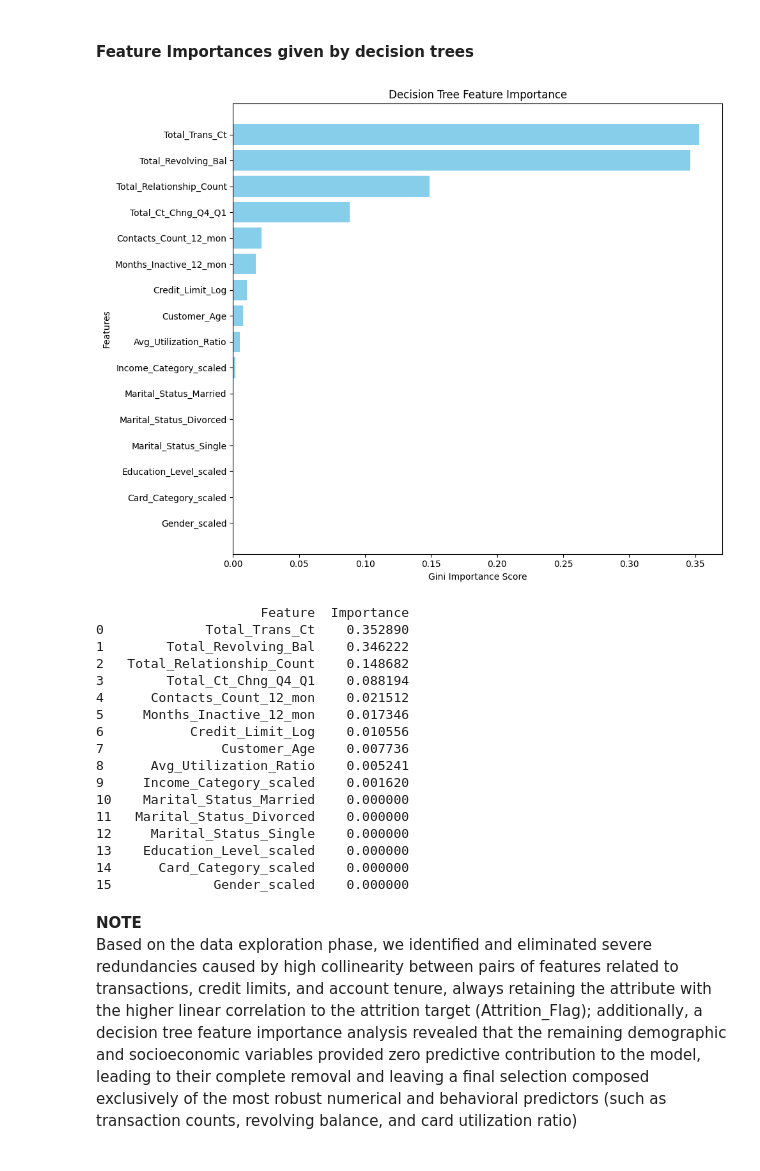
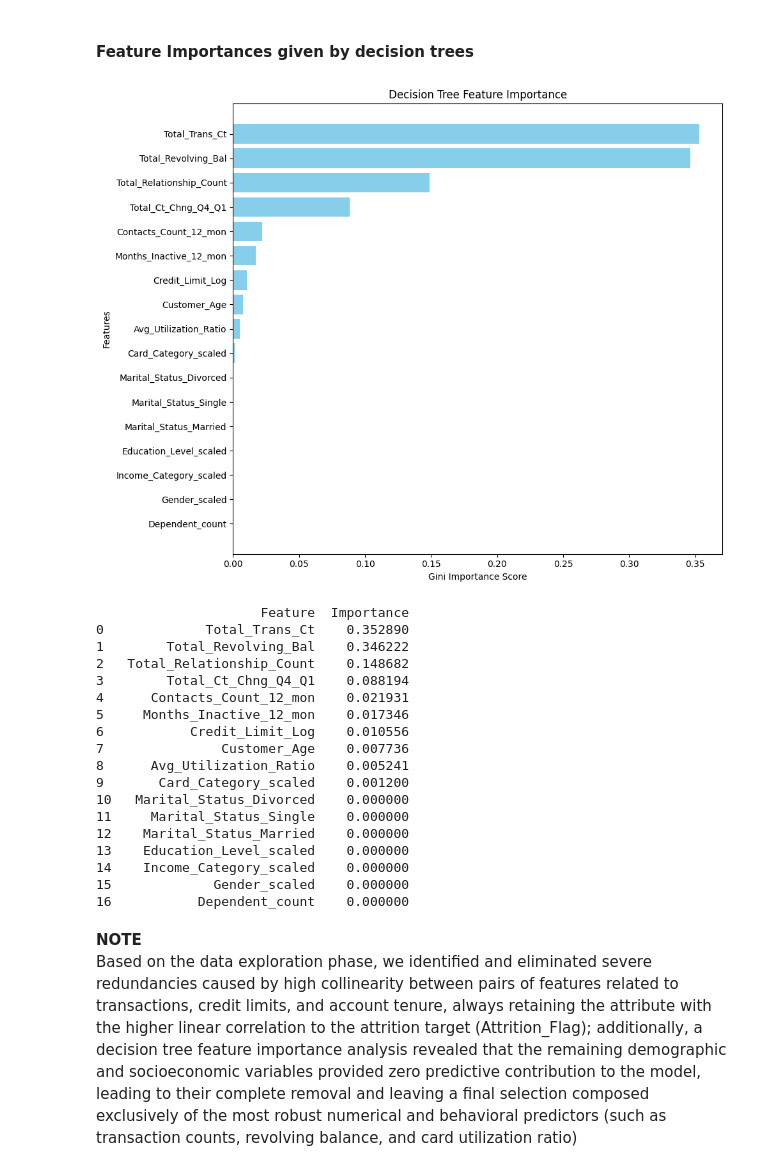
Before and after one commit to tiagocrz/Data-Analytics-Final-Project, a Jupyter notebook: FE-and-ML.ipynb, the cells around one changed output. Drawn from its saved outputs; the diff is of its cells as text; code cells hidden in the pictures.

```diff
--- a/FE-and-ML.ipynb
+++ b/FE-and-ML.ipynb
@@ -51,57 +51,59 @@ specified_features = [
     "Income_Category_scaled",
     "Card_Category_scaled",
     "Gender_scaled",
+    "Dependent_count"
 ]
 
 X = data[specified_features]
 y = data["Attrition_Flag"]
 
 dt_model = DecisionTreeClassifier(random_state=42, max_depth=5)
 dt_model.fit(X, y)
 
 importances = dt_model.feature_importances_
 
 feature_importance_df = pd.DataFrame(
     {"Feature": X.columns, "Importance": importances}
 )
 
 feature_importance_df = feature_importance_df.sort_values(
     by="Importance", ascending=False
 ).reset_index(drop=True)
 
 plt.figure(figsize=(10, 8))
 plt.barh(
     feature_importance_df["Feature"],
     feature_importance_df["Importance"],
     color="skyblue",
 )
 plt.gca().invert_yaxis()
 plt.xlabel("Gini Importance Score")
 plt.ylabel("Features")
 plt.title("Decision Tree Feature Importance")
 plt.tight_layout()
 plt.show()
 
 print(feature_importance_df)
 # %% [output]
-[figure, old version]
+[figure, new version]
                      Feature  Importance
 0             Total_Trans_Ct    0.352890
 1        Total_Revolving_Bal    0.346222
 2   Total_Relationship_Count    0.148682
 3        Total_Ct_Chng_Q4_Q1    0.088194
-4      Contacts_Count_12_mon    0.021512
+4      Contacts_Count_12_mon    0.021931
 5     Months_Inactive_12_mon    0.017346
 6           Credit_Limit_Log    0.010556
 7               Customer_Age    0.007736
 8      Avg_Utilization_Ratio    0.005241
-9     Income_Category_scaled    0.001620
-10    Marital_Status_Married    0.000000
-11   Marital_Status_Divorced    0.000000
-12     Marital_Status_Single    0.000000
+9       Card_Category_scaled    0.001200
+10   Marital_Status_Divorced    0.000000
+11     Marital_Status_Single    0.000000
+12    Marital_Status_Married    0.000000
 13    Education_Level_scaled    0.000000
-14      Card_Category_scaled    0.000000
+14    Income_Category_scaled    0.000000
 15             Gender_scaled    0.000000
+16           Dependent_count    0.000000
 # %% [markdown]
 **NOTE**<br>
 Based on the data exploration phase, we identified and eliminated severe redundancies caused by high collinearity between pairs of features related to transactions, credit limits, and account tenure, always retaining the attribute with the higher linear correlation to the attrition target (Attrition_Flag); additionally, a decision tree feature importance analysis revealed that the remaining demographic and socioeconomic variables provided zero predictive contribution to the model, leading to their complete removal and leaving a final selection composed exclusively of the most robust numerical and behavioral predictors (such as transaction counts, revolving balance, and card utilization ratio)
```
Also changed, not shown: parts of 1 cell of this notebook.
